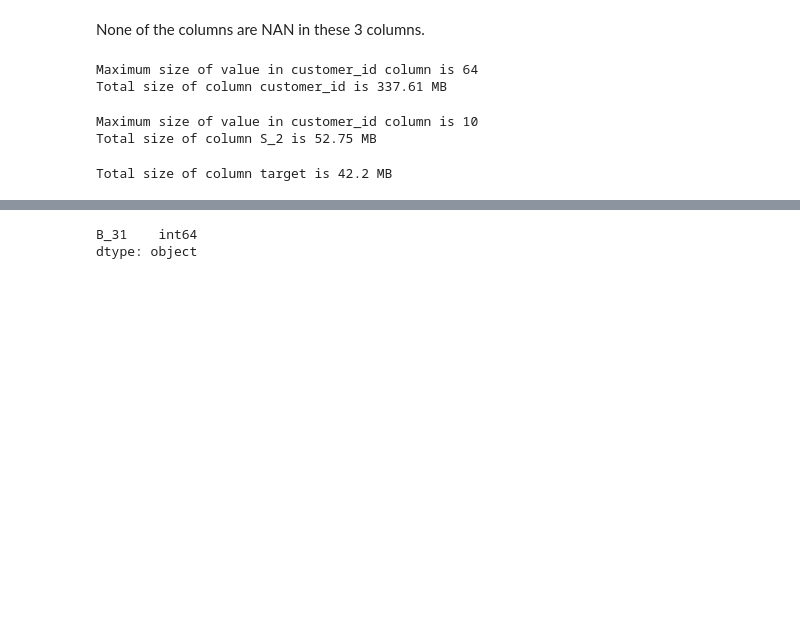
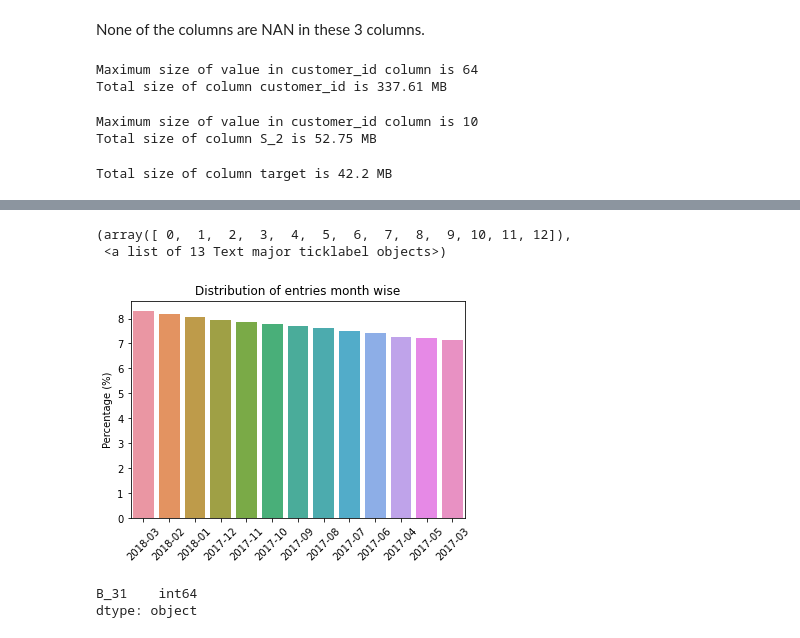
Before and after one commit to sankardevisharath/amex-default-prediction, a Jupyter notebook: notebooks/explore_columns.ipynb, the cells around one changed output, grey strips where cells are left out. Drawn from its saved outputs; the diff is of its cells as text; code cells hidden in the pictures; blank space fills up the shorter version.

```diff
--- a/notebooks/explore_columns.ipynb
+++ b/notebooks/explore_columns.ipynb
@@ -150,0 +172,3 @@ dtype('<M8[ns]')
+# %%
+stmt_dt_dist = pd.Series(cust_id_stmt_date_df.S_2.dt.to_period('M')).value_counts(sort=True)
+stmt_dt_dist
@@ -151 +190,11 @@ dtype('<M8[ns]')
+# %%
+stmt_dt_dist = stmt_dt_dist.transform(lambda x: (x/x.sum()).mul(100))
+ax = sns.barplot(x=stmt_dt_dist.index, y=stmt_dt_dist.values)
+plt.title('Distribution of entries month wise')
+plt.ylabel('Percentage (%)')
+plt.xticks(rotation=45)
+# %% [output]
+(array([ 0,  1,  2,  3,  4,  5,  6,  7,  8,  9, 10, 11, 12]),
+ <a list of 13 Text major ticklabel objects>)
+[figure, added]
 # %%
```
Also changed, not shown: parts of 9 cells of this notebook.
